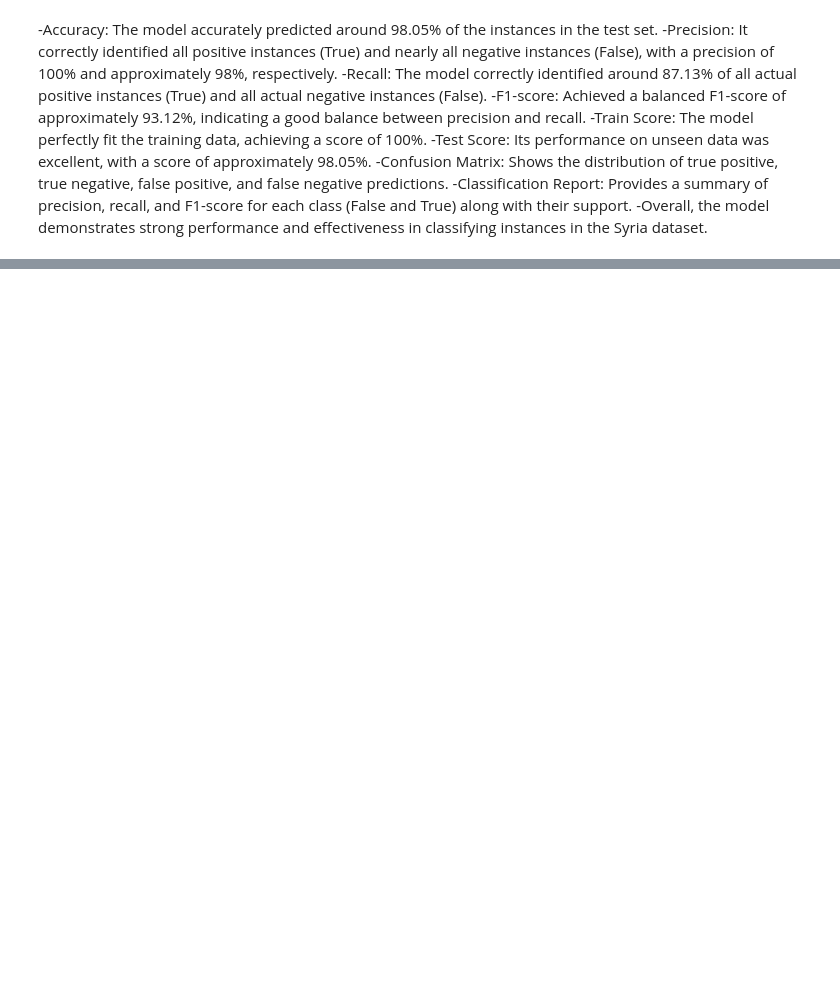
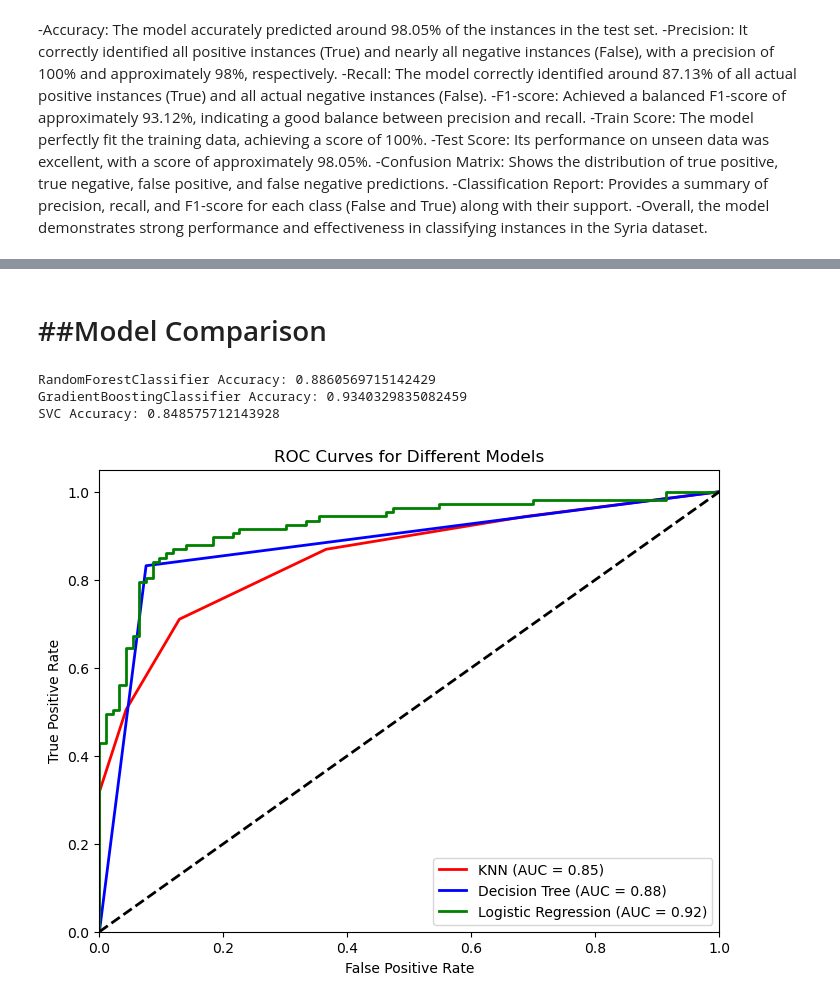
Before and after one commit to SammyGichuru/PHASE_3_PROJECT, a Jupyter notebook: PHASE 3 PROJECT.ipynb, the cells around one changed output, grey strips where cells are left out. Cells and saved outputs as stored; diff of their text form; code cells hidden in the pictures; blank space fills up the shorter version.

```diff
--- a/PHASE 3 PROJECT.ipynb
+++ b/PHASE 3 PROJECT.ipynb
@@ -998,0 +950,71 @@ SVC Accuracy: 0.9295352323838081
+# %% [markdown]
+# ##Model Comparison
+# %%
+from sklearn.ensemble import RandomForestClassifier, GradientBoostingClassifier
+from sklearn.svm import SVC
+
+rf = RandomForestClassifier(random_state=42)
+gb = GradientBoostingClassifier(random_state=42)
+svm = SVC(probability=True, random_state=42)
+
+models = [rf, gb, svm]
+for model in models:
+    model.fit(X_train_scaled, y_train)
+    y_pred = model.predict(X_test_scaled)
+    print(f"{model.__class__.__name__} Accuracy: {accuracy_score(y_test, y_pred)}")
+# %% [output]
+RandomForestClassifier Accuracy: 0.8860569715142429
+GradientBoostingClassifier Accuracy: 0.9340329835082459
+SVC Accuracy: 0.848575712143928
+# %%
+
+
+# Generate some example data
+X, y = make_classification(n_samples=1000, n_features=20, n_classes=2, random_state=42)
+X_train, X_test, y_train, y_test = train_test_split(X, y, test_size=0.2, random_state=42)
+
+# Standardize features
+scaler = StandardScaler()
+X_train_scaled = scaler.fit_transform(X_train)
+X_test_scaled = scaler.transform(X_test)
+
+# Train classifiers
+knn = KNeighborsClassifier()
+dt = DecisionTreeClassifier(random_state=42)
+lr = LogisticRegression()
+
+knn.fit(X_train_scaled, y_train)
+dt.fit(X_train_scaled, y_train)
+lr.fit(X_train_scaled, y_train)
+
+# Predict probabilities
+y_pred_proba_knn = knn.predict_proba(X_test_scaled)[:, 1]
+y_pred_proba_dt = dt.predict_proba(X_test_scaled)[:, 1]
+y_pred_proba_lr = lr.predict_proba(X_test_scaled)[:, 1]
+
+# Compute ROC curve and AUC
+fpr_knn, tpr_knn, _ = roc_curve(y_test, y_pred_proba_knn)
+roc_auc_knn = auc(fpr_knn, tpr_knn)
+
+fpr_dt, tpr_dt, _ = roc_curve(y_test, y_pred_proba_dt)
+roc_auc_dt = auc(fpr_dt, tpr_dt)
+
+fpr_lr, tpr_lr, _ = roc_curve(y_test, y_pred_proba_lr)
+roc_auc_lr = auc(fpr_lr, tpr_lr)
+
+# Plot ROC curves
+plt.figure(figsize=(8, 6))
+plt.plot(fpr_knn, tpr_knn, color='red', lw=2, label='KNN (AUC = %0.2f)' % roc_auc_knn)
+plt.plot(fpr_dt, tpr_dt, color='blue', lw=2, label='Decision Tree (AUC = %0.2f)' % roc_auc_dt)
+plt.plot(fpr_lr, tpr_lr, color='green', lw=2, label='Logistic Regression (AUC = %0.2f)' % roc_auc_lr)
+
+plt.plot([0, 1], [0, 1], color='black', lw=2, linestyle='--')
+plt.xlim([0.0, 1.0])
+plt.ylim([0.0, 1.05])
+plt.xlabel('False Positive Rate')
+plt.ylabel('True Positive Rate')
+plt.title('ROC Curves for Different Models')
+plt.legend(loc="lower right")
+plt.show()
+# %% [output]
+[figure, added]
```
Also changed, not shown: parts of 29 cells of this notebook, 2 other files.
